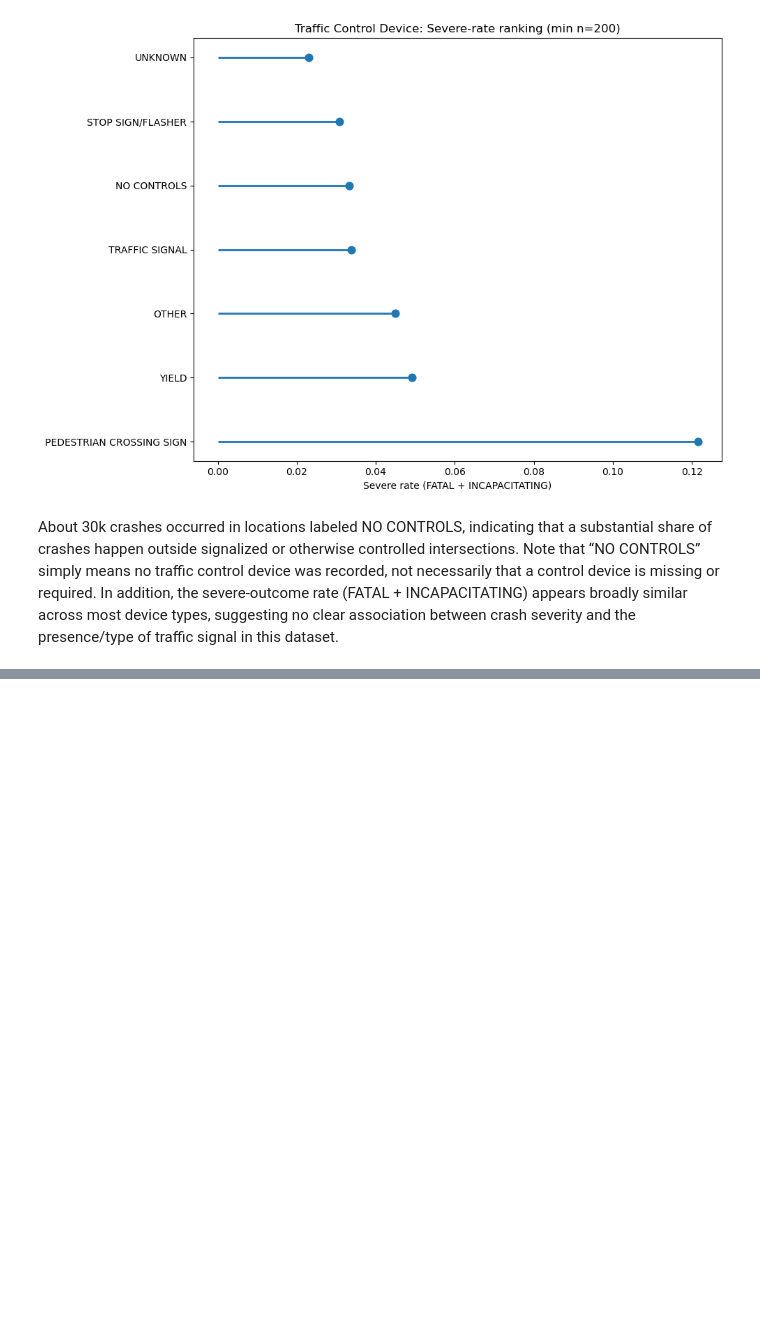
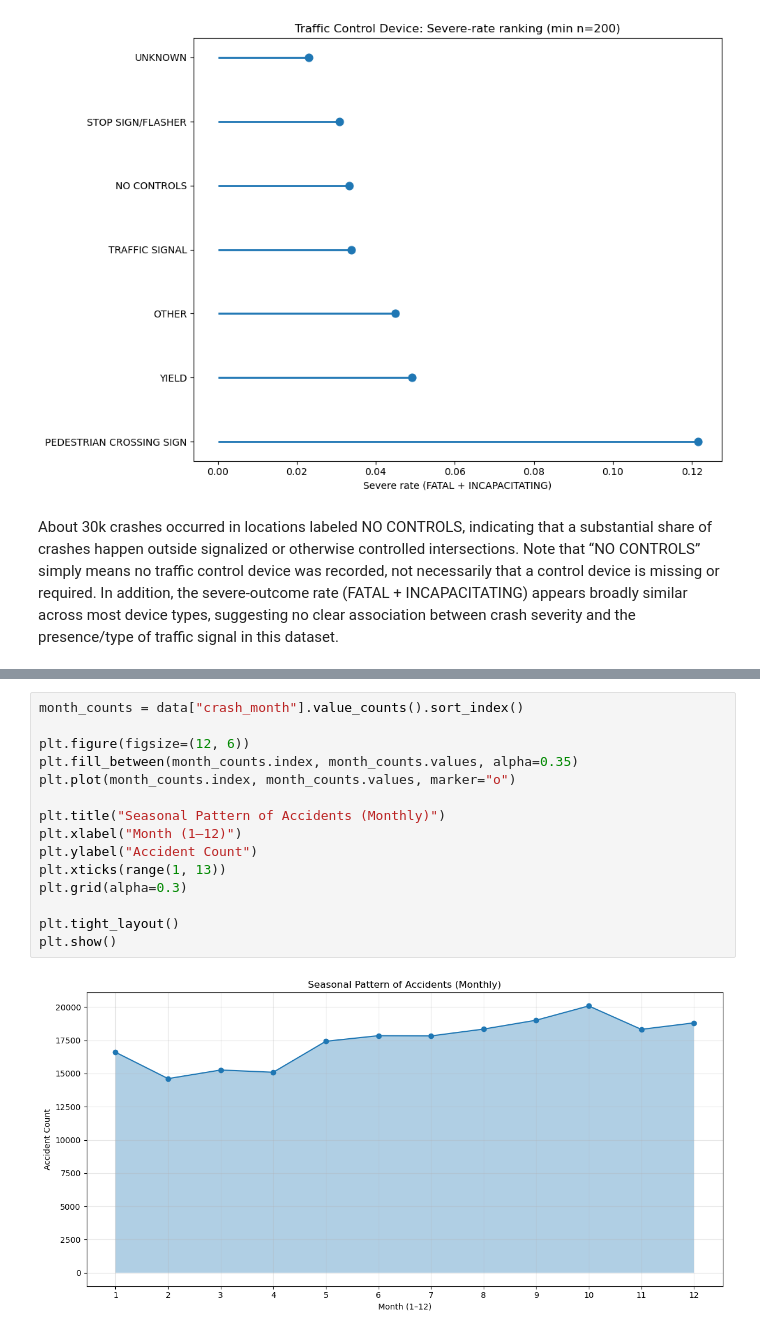
Before and after one commit to Zihao-Sheng/DATA552Project_Group5, a Jupyter notebook: notebook/Exploratory_Data_Analysis.ipynb, the cells around one changed output, grey strips where cells are left out. Saved outputs shown, nothing was run; the diff lists cells and outputs as text; blank space fills up the shorter version.

```diff
--- a/notebook/Exploratory_Data_Analysis.ipynb
+++ b/notebook/Exploratory_Data_Analysis.ipynb
@@ -187,0 +267,17 @@ About 30k crashes occurred in locations labeled NO CONTROLS, indicating that a s
+# %%
+month_counts = data["crash_month"].value_counts().sort_index()
+
+plt.figure(figsize=(12, 6))
+plt.fill_between(month_counts.index, month_counts.values, alpha=0.35)
+plt.plot(month_counts.index, month_counts.values, marker="o")
+
+plt.title("Seasonal Pattern of Accidents (Monthly)")
+plt.xlabel("Month (1–12)")
+plt.ylabel("Accident Count")
+plt.xticks(range(1, 13))
+plt.grid(alpha=0.3)
+
+plt.tight_layout()
+plt.show()
+# %% [output]
+[figure, added]
```
Also changed, not shown: parts of 4 cells of this notebook.
